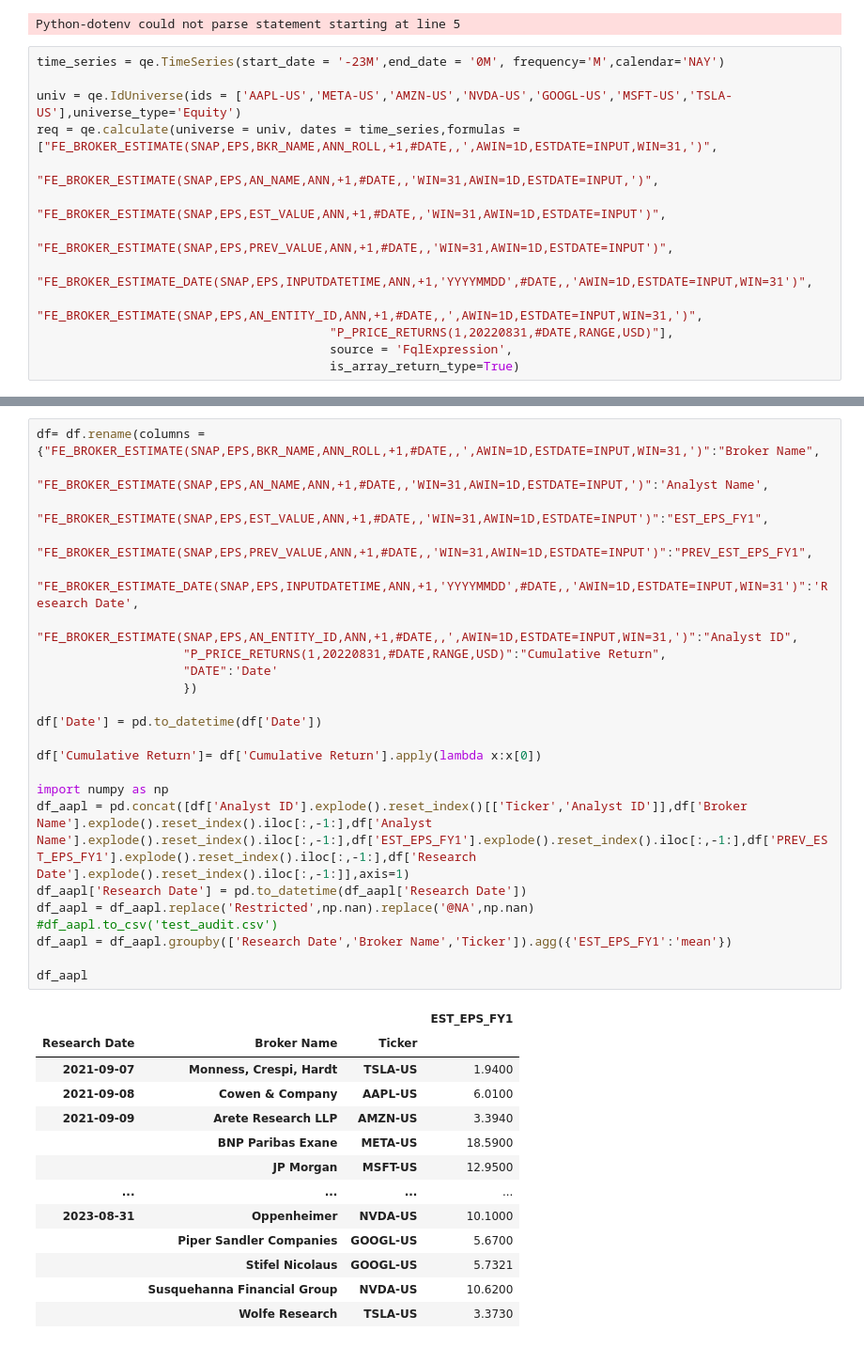
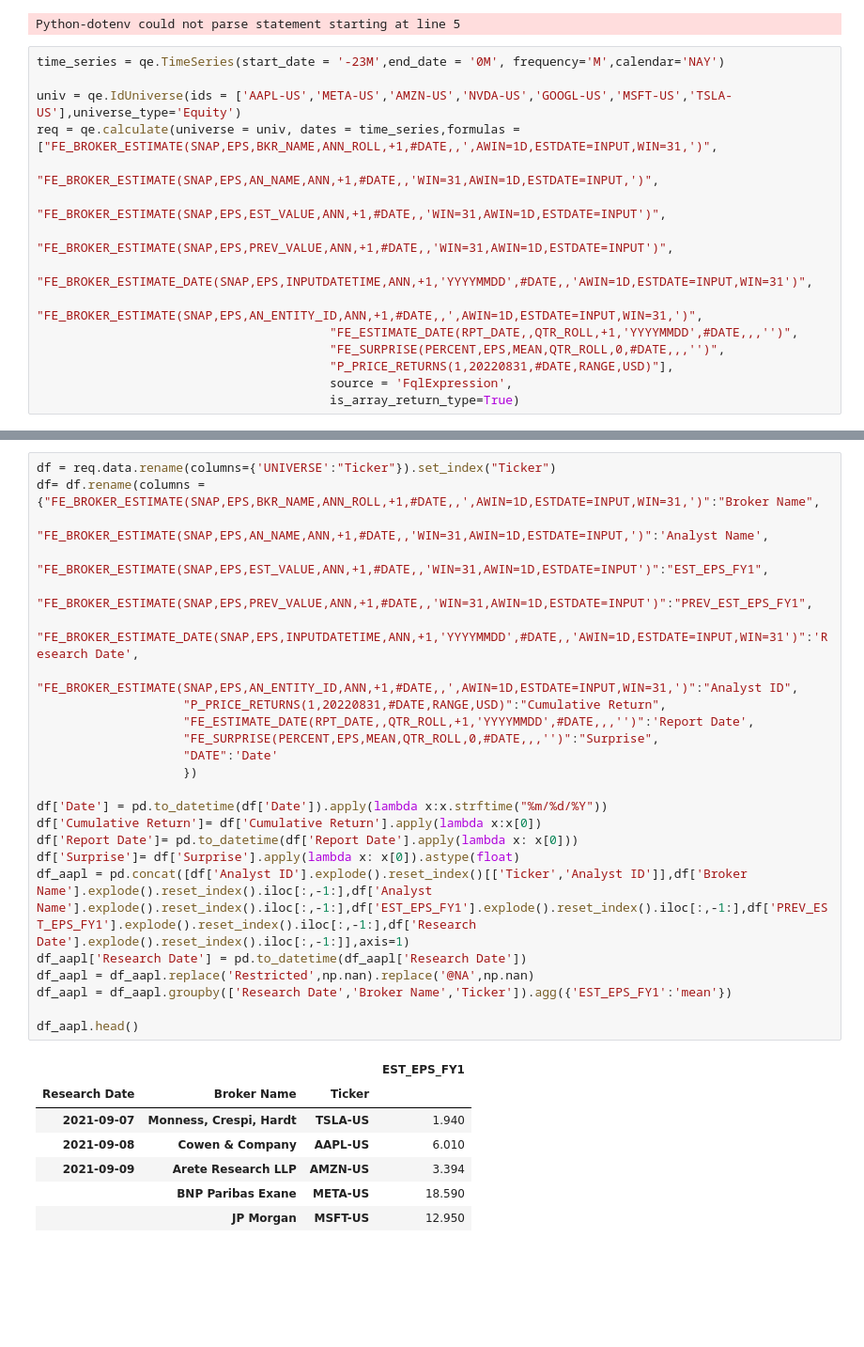
Before and after one commit to nurciuoli/FdsPy, a Jupyter notebook: analysis/Broker Estimates/Broker Estimates - The Mangificant Seven Analysis.ipynb, the cells around one changed output, grey strips where cells are left out. Shown: that part at 94% size. Drawn from its saved outputs; the diff is of its cells as text; blank space fills up the shorter version.

```diff
--- a/analysis/Broker Estimates/Broker Estimates - The Mangificant Seven Analysis.ipynb
+++ b/analysis/Broker Estimates/Broker Estimates - The Mangificant Seven Analysis.ipynb
@@ -18,6 +18,8 @@ req = qe.calculate(universe = univ, dates = time_series,formulas = ["FE_BROKER_E
                                            "FE_BROKER_ESTIMATE(SNAP,EPS,PREV_VALUE,ANN,+1,#DATE,,'WIN=31,AWIN=1D,ESTDATE=INPUT')",
                                         "FE_BROKER_ESTIMATE_DATE(SNAP,EPS,INPUTDATETIME,ANN,+1,'YYYYMMDD',#DATE,,'AWIN=1D,ESTDATE=INPUT,WIN=31')",
                                         "FE_BROKER_ESTIMATE(SNAP,EPS,AN_ENTITY_ID,ANN,+1,#DATE,,',AWIN=1D,ESTDATE=INPUT,WIN=31,')",
+                                        "FE_ESTIMATE_DATE(RPT_DATE,,QTR_ROLL,+1,'YYYYMMDD',#DATE,,,'')",
+                                        "FE_SURPRISE(PERCENT,EPS,MEAN,QTR_ROLL,0,#DATE,,,'')",
                                         "P_PRICE_RETURNS(1,20220831,#DATE,RANGE,USD)"],
                                         source = 'FqlExpression',
                                         is_array_return_type=True)
@@ -36,37 +26,32 @@ df.head()
 # %%
+df = req.data.rename(columns={'UNIVERSE':"Ticker"}).set_index("Ticker")
 df= df.rename(columns = {"FE_BROKER_ESTIMATE(SNAP,EPS,BKR_NAME,ANN_ROLL,+1,#DATE,,',AWIN=1D,ESTDATE=INPUT,WIN=31,')":"Broker Name",
                      "FE_BROKER_ESTIMATE(SNAP,EPS,AN_NAME,ANN,+1,#DATE,,'WIN=31,AWIN=1D,ESTDATE=INPUT,')":'Analyst Name',
                     "FE_BROKER_ESTIMATE(SNAP,EPS,EST_VALUE,ANN,+1,#DATE,,'WIN=31,AWIN=1D,ESTDATE=INPUT')":"EST_EPS_FY1",
                     "FE_BROKER_ESTIMATE(SNAP,EPS,PREV_VALUE,ANN,+1,#DATE,,'WIN=31,AWIN=1D,ESTDATE=INPUT')":"PREV_EST_EPS_FY1",
                     "FE_BROKER_ESTIMATE_DATE(SNAP,EPS,INPUTDATETIME,ANN,+1,'YYYYMMDD',#DATE,,'AWIN=1D,ESTDATE=INPUT,WIN=31')":'Research Date',
                     "FE_BROKER_ESTIMATE(SNAP,EPS,AN_ENTITY_ID,ANN,+1,#DATE,,',AWIN=1D,ESTDATE=INPUT,WIN=31,')":"Analyst ID",
                     "P_PRICE_RETURNS(1,20220831,#DATE,RANGE,USD)":"Cumulative Return",
+                    "FE_ESTIMATE_DATE(RPT_DATE,,QTR_ROLL,+1,'YYYYMMDD',#DATE,,,'')":'Report Date',
+                    "FE_SURPRISE(PERCENT,EPS,MEAN,QTR_ROLL,0,#DATE,,,'')":"Surprise",
                     "DATE":'Date'
                     })
 
-df['Date'] = pd.to_datetime(df['Date'])
-
+df['Date'] = pd.to_datetime(df['Date']).apply(lambda x:x.strftime("%m/%d/%Y"))
 df['Cumulative Return']= df['Cumulative Return'].apply(lambda x:x[0])
-
-import numpy as np
+df['Report Date']= pd.to_datetime(df['Report Date'].apply(lambda x: x[0]))
+df['Surprise']= df['Surprise'].apply(lambda x: x[0]).astype(float)
 df_aapl = pd.concat([df['Analyst ID'].explode().reset_index()[['Ticker','Analyst ID']],df['Broker Name'].explode().reset_index().iloc[:,-1:],df['Analyst Name'].explode().reset_index().iloc[:,-1:],df['EST_EPS_FY1'].explode().reset_index().iloc[:,-1:],df['PREV_EST_EPS_FY1'].explode().reset_index().iloc[:,-1:],df['Research Date'].explode().reset_index().iloc[:,-1:]],axis=1)
 df_aapl['Research Date'] = pd.to_datetime(df_aapl['Research Date'])
 df_aapl = df_aapl.replace('Restricted',np.nan).replace('@NA',np.nan)
-#df_aapl.to_csv('test_audit.csv')
 df_aapl = df_aapl.groupby(['Research Date','Broker Name','Ticker']).agg({'EST_EPS_FY1':'mean'})
 
-df_aapl
+df_aapl.head()
 # %% [output]
 |  |  |  | EST_EPS_FY1 |
 | Research Date | Broker Name | Ticker |  |
-| 2021-09-07 | Monness, Crespi, Hardt | TSLA-US | 1.9400 |
-| 2021-09-08 | Cowen & Company | AAPL-US | 6.0100 |
-| 2021-09-09 | Arete Research LLP | AMZN-US | 3.3940 |
-|  | BNP Paribas Exane | META-US | 18.5900 |
-|  | JP Morgan | MSFT-US | 12.9500 |
-| ... | ... | ... | ... |
-| 2023-08-31 | Oppenheimer | NVDA-US | 10.1000 |
-|  | Piper Sandler Companies | GOOGL-US | 5.6700 |
-|  | Stifel Nicolaus | GOOGL-US | 5.7321 |
-|  | Susquehanna Financial Group | NVDA-US | 10.6200 |
-|  | Wolfe Research | TSLA-US | 3.3730 |
+| 2021-09-07 | Monness, Crespi, Hardt | TSLA-US | 1.940 |
+| 2021-09-08 | Cowen & Company | AAPL-US | 6.010 |
+| 2021-09-09 | Arete Research LLP | AMZN-US | 3.394 |
+|  | BNP Paribas Exane | META-US | 18.590 |
+|  | JP Morgan | MSFT-US | 12.950 |
```
Also changed, not shown: parts of 4 cells of this notebook, 3 other files.
